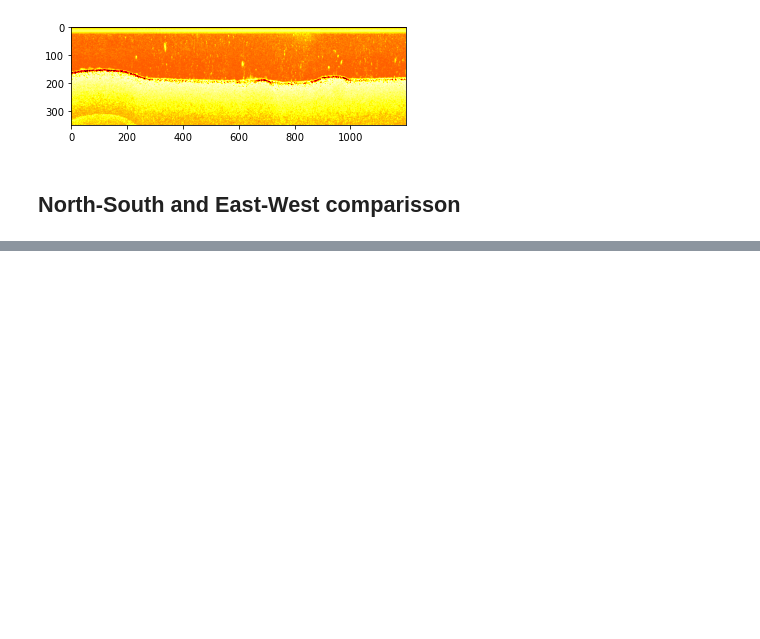
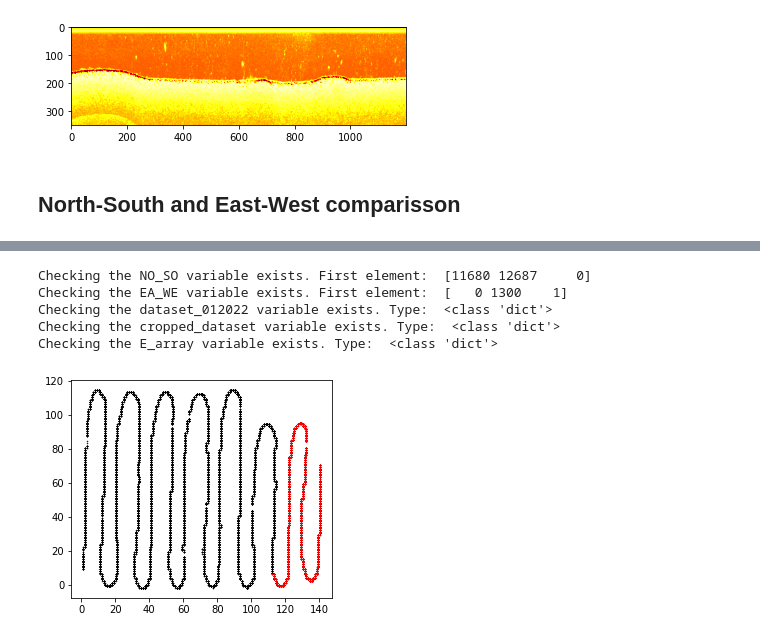
Before and after one commit to andrespulido8/sonar_sparse_point_cloud, a Jupyter notebook: read_echogram.ipynb, the cells around one changed output, grey strips where cells are left out. Cells and saved outputs as stored; diff of their text form; code cells hidden in the pictures; blank space fills up the shorter version.

```diff
--- a/read_echogram.ipynb
+++ b/read_echogram.ipynb
@@ -475,0 +203,4 @@ df_jax.to_csv("Sonar_2022-01-06_14.10.26.csv", columns=["longitude", "latitude",
+# %%
+import os
+files = os.listdir('log-data-lowrance/02_20_22')
+print(files)
@@ -475,0 +209,4 @@ df_jax.to_csv("Sonar_2022-01-06_14.10.26.csv", columns=["longitude", "latitude",
+# %%
+dataset_012022 = {}
+for file in files:
+    dataset_012022[file] = EchoGram('./log-data-lowrance/02_20_22/'+file, channels=[5])
@@ -475,0 +219,44 @@ df_jax.to_csv("Sonar_2022-01-06_14.10.26.csv", columns=["longitude", "latitude",
+# %%
+# Run this to save the variables to a file
+with open('processed_data/noso.txt', 'wb') as fl:
+    # A new file will be created
+    print("Checking the NO_SO variable exists. First element: ", NO_SO[0])
+    pickle.dump(NO_SO, fl)
+with open('processed_data/eawe.txt', 'wb') as fl:
+    print("Checking the EA_WE variable exists. First element: ", EA_WE[0])
+    pickle.dump(EA_WE, fl)
+with open('processed_data/dataset_012022.txt', 'wb') as fl:
+    print("Checking the dataset_012022 variable exists. Type: ", type(dataset_012022))
+    pickle.dump(dataset_012022, fl)
+with open('processed_data/cropped_dataset.txt', 'wb') as fl:
+    print("Checking the cropped_dataset variable exists. Type: ", type(cropped_dataset))
+    pickle.dump(cropped_dataset, fl)
+with open('processed_data/E_array.txt', 'wb') as fl:
+    print("Checking the E_array variable exists. Type: ", type(cropped_dataset))
+    pickle.dump(E_array, fl)
+# %% [output]
+Checking the NO_SO variable exists. First element:  [11680 12687     0]
+Checking the EA_WE variable exists. First element:  [   0 1300    1]
+Checking the dataset_012022 variable exists. Type:  <class 'dict'>
+Checking the cropped_dataset variable exists. Type:  <class 'dict'>
+Checking the E_array variable exists. Type:  <class 'dict'>
+# %%
+# Run this to retrieve the variables from a file
+with open('processed_data/noso.txt', 'rb') as fl:
+    # Call load method to deserialze
+    NO_SO = pickle.load(fl)
+with open('processed_data/eawe.txt', 'rb') as fl:
+    EA_WE = pickle.load(fl)
+with open('processed_data/dataset_012022.txt', 'rb') as fl:
+    dataset_012022 = pickle.load(fl)
+with open('processed_data/cropped_dataset.txt', 'rb') as fl:
+    cropped_dataset = pickle.load(fl)
+# %%
+# Visualize and crop the datapoints that are garbage
+start = 0
+end = 3000
+index_f = 0
+#dataset_012022[files[index_f]].crop_data(start, end)
+dataset_012022[files[index_f]].see_range([start,end])
+# %% [output]
+[figure, added]
```
Also changed, not shown: parts of 37 cells of this notebook, 5 other files.
